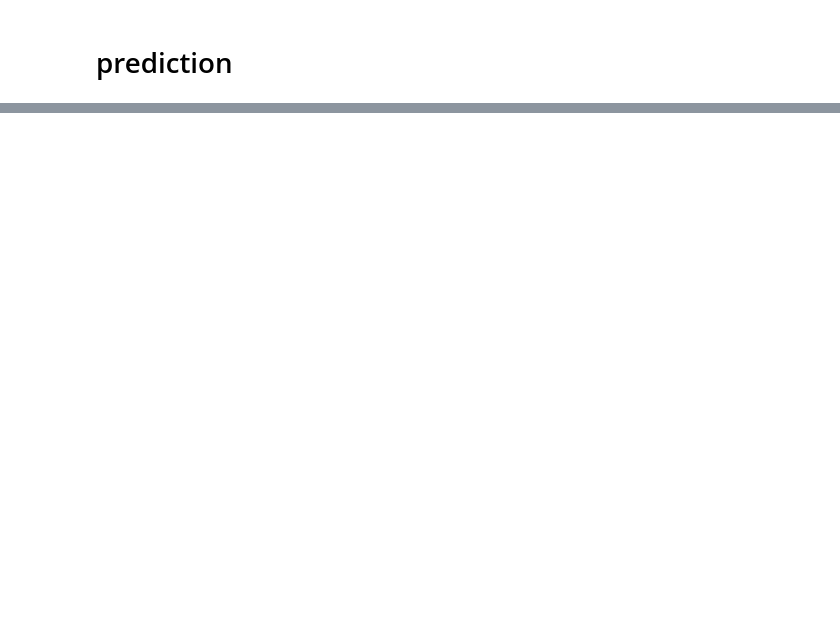
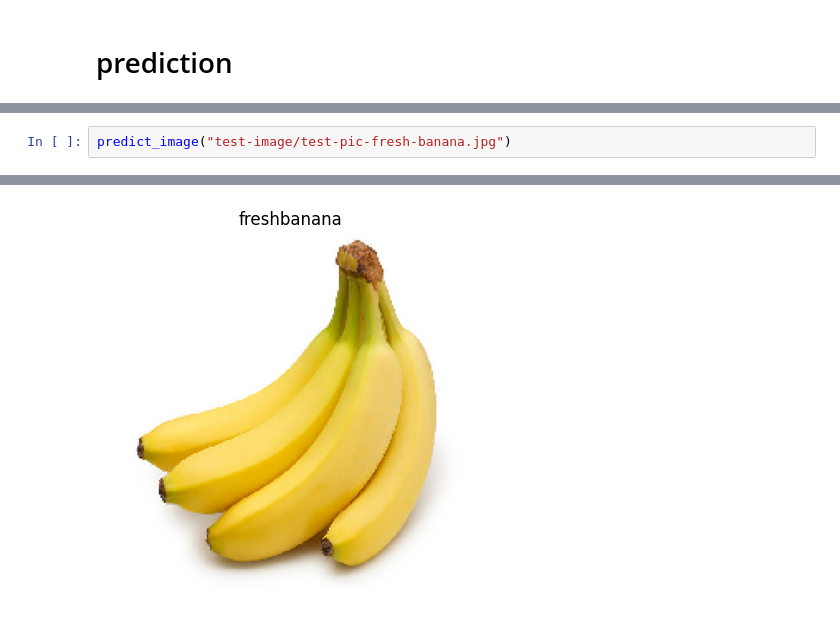
Before and after one commit to Krittik-Panda/Fruit-Freshness-Ditection, a Jupyter notebook: predict.ipynb, the cells around one changed output, grey strips where cells are left out. Drawn from its saved outputs; the diff is of its cells as text; blank space fills up the shorter version.

```diff
--- a/predict.ipynb
+++ b/predict.ipynb
@@ -107,0 +52,3 @@ Prediction: rottenapples
+# %%
+predict_image("test-image/test-pic-fresh-banana.jpg")
+# %% [output]
@@ -107,0 +57 @@ Prediction: rottenapples
+[figure, added]
```
Also changed, not shown: parts of 11 cells of this notebook, 3 other files.
